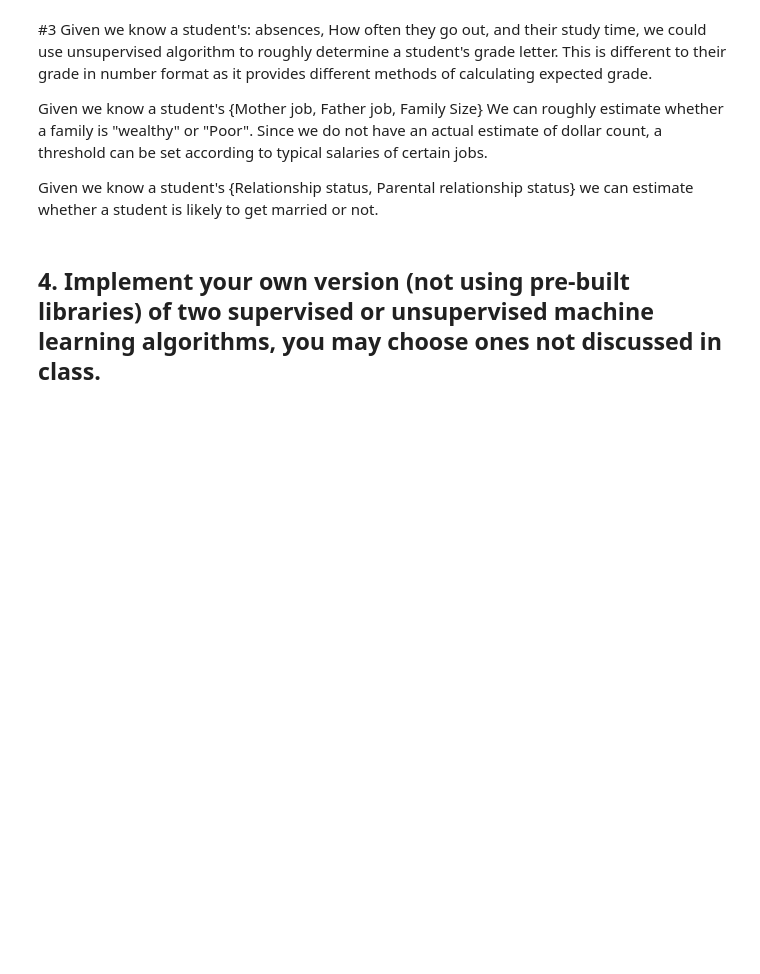
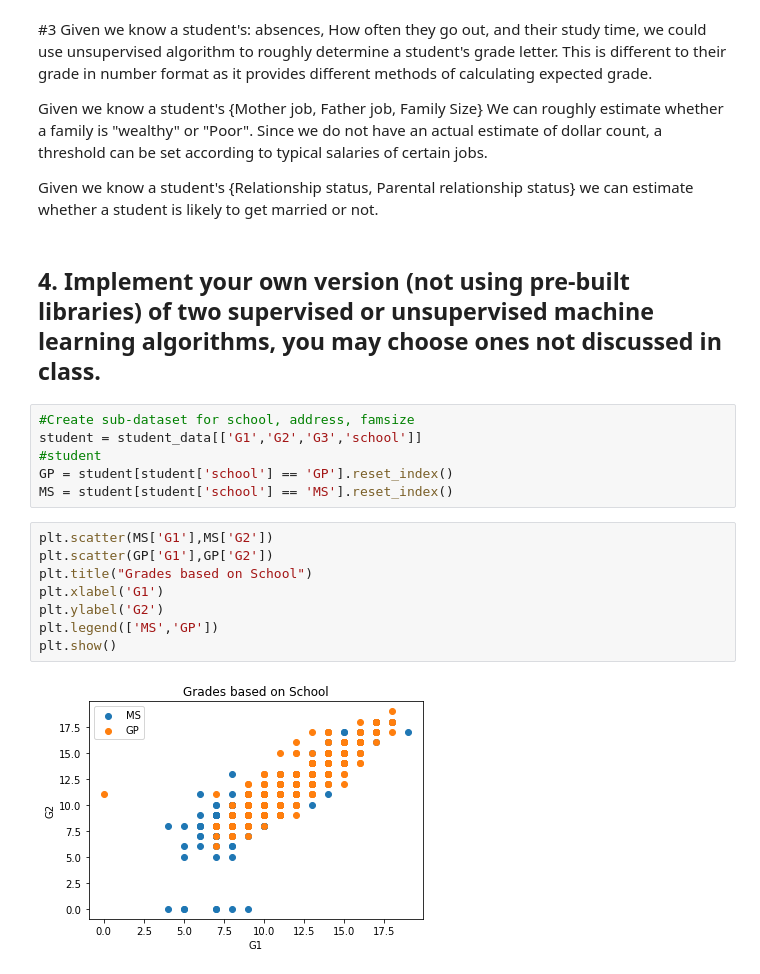
Before and after one commit to BrockForsythe/COSC311, a Jupyter notebook: Project 2/Project2.ipynb, the cells around one changed output. Drawn from its saved outputs; the diff is of its cells as text; blank space fills up the shorter version.

```diff
--- a/Project 2/Project2.ipynb
+++ b/Project 2/Project2.ipynb
@@ -46,3 +53,19 @@ Given we know a student's {Mother job, Father job, Family Size} We can roughly e
 Given we know a student's {Relationship status, Parental relationship status} we can estimate whether a student is likely to get married or not.
 # %% [markdown]
 ## 4. Implement your own version (not using pre-built libraries) of two supervised or unsupervised machine learning algorithms, you may choose ones not discussed in class.
+# %%
+#Create sub-dataset for school, address, famsize
+student = student_data[['G1','G2','G3','school']]
+#student
+GP = student[student['school'] == 'GP'].reset_index()
+MS = student[student['school'] == 'MS'].reset_index()
+# %%
+plt.scatter(MS['G1'],MS['G2'])
+plt.scatter(GP['G1'],GP['G2'])
+plt.title("Grades based on School")
+plt.xlabel('G1')
+plt.ylabel('G2')
+plt.legend(['MS','GP'])
+plt.show()
+# %% [output]
+[figure, added]
```
Also changed, not shown: parts of 67 cells of this notebook.
